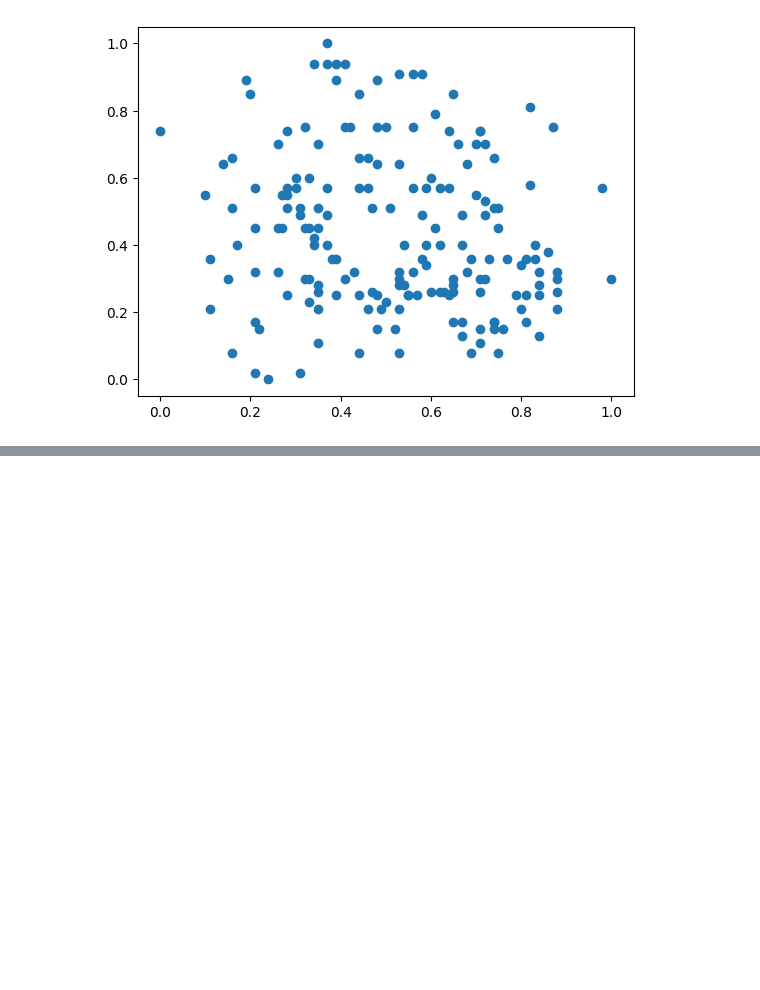
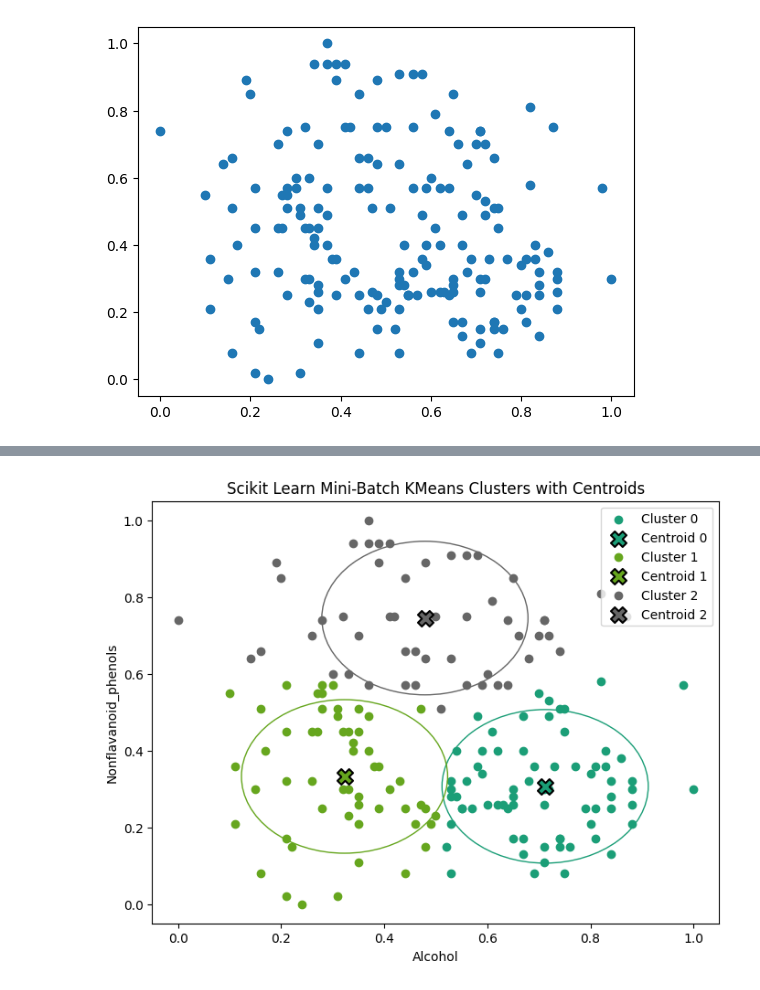
Before and after one commit to modelverseml/ml_clustering, a Jupyter notebook: ml_custering.ipynb, the cells around one changed output, grey strips where cells are left out. Cells and saved outputs as stored; diff of their text form; code cells hidden in the pictures; blank space fills up the shorter version.

```diff
--- a/ml_custering.ipynb
+++ b/ml_custering.ipynb
@@ -126,0 +197,6 @@ plt.show()
+# %%
+plot_clusters(wine_metrics_df,scikit_mbkmeans_centers,scikit_mbkmeans_clusters,
+              "Scikit Learn Mini-Batch KMeans Clusters with Centroids"
+              )
+# %% [output]
+[figure, added]
```
Also changed, not shown: parts of 18 cells of this notebook, 1 other file.
